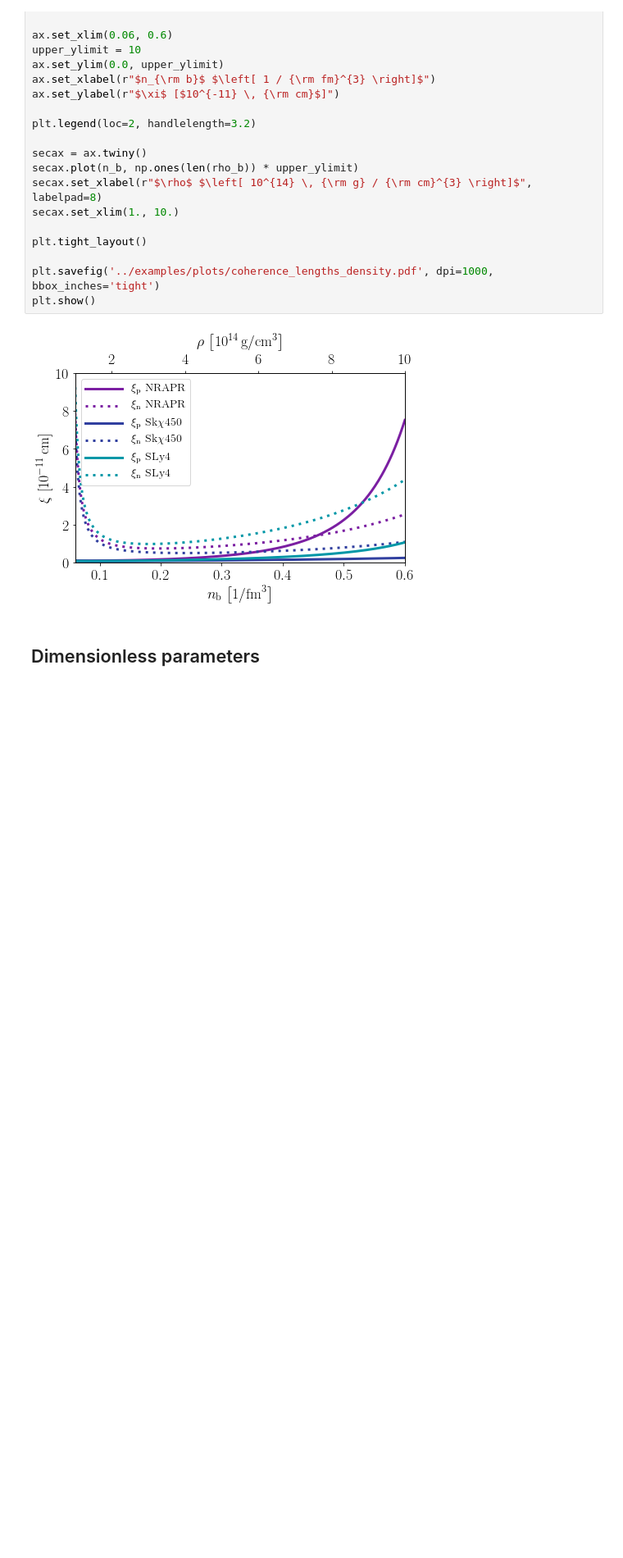
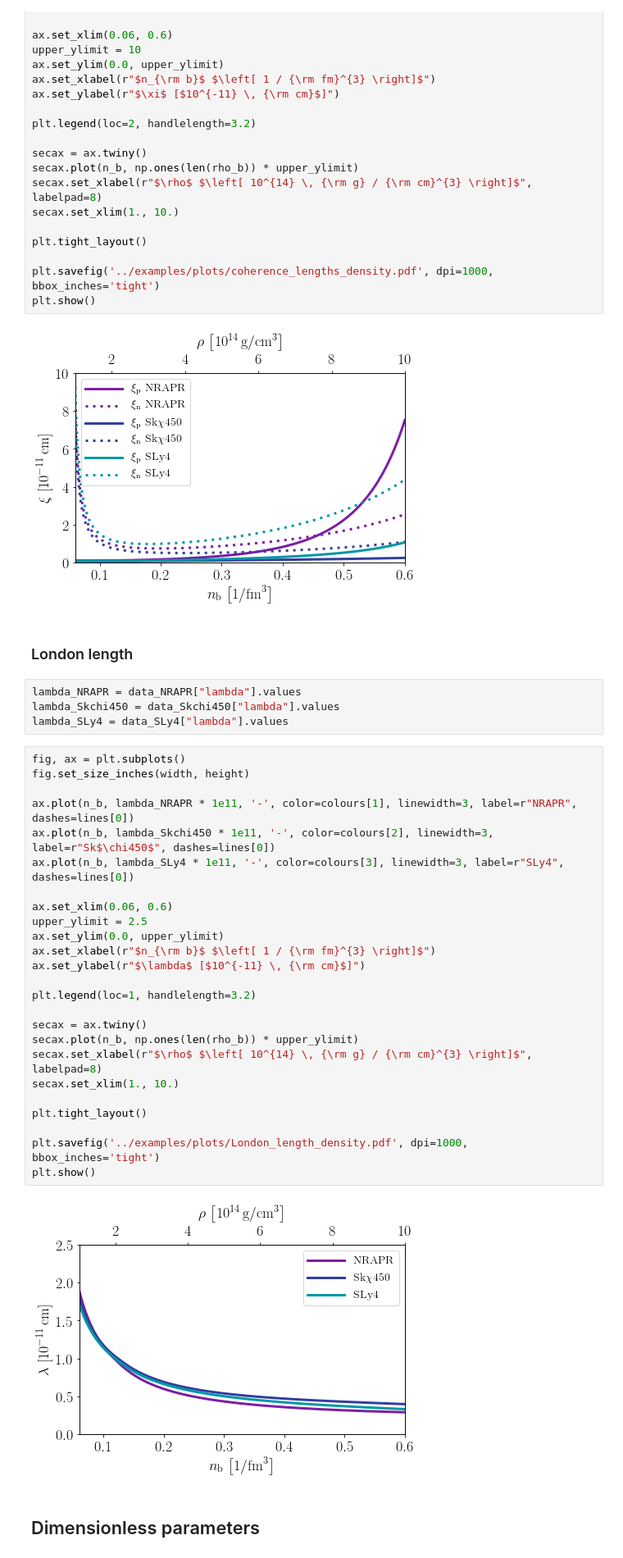
Before and after one commit to vanessagraber/NS_EoS, a Jupyter notebook: examples/plotting_results.ipynb, the cells around one changed output. Shown: that part at 82% size. Cells and saved outputs as stored; diff of their text form; blank space fills up the shorter version.

Commit message:
Updating the jupyter notebook to also plot the London penetration depth.

```diff
--- a/examples/plotting_results.ipynb
+++ b/examples/plotting_results.ipynb
@@ -303,6 +303,39 @@ plt.savefig('../examples/plots/coherence_lengths_density.pdf', dpi=1000, bbox_in
 plt.show()
 # %% [output]
 [figure]
+# %% [markdown]
+### London length
+# %%
+lambda_NRAPR = data_NRAPR["lambda"].values
+lambda_Skchi450 = data_Skchi450["lambda"].values
+lambda_SLy4 = data_SLy4["lambda"].values
+# %%
+fig, ax = plt.subplots()
+fig.set_size_inches(width, height)
+
+ax.plot(n_b, lambda_NRAPR * 1e11, '-', color=colours[1], linewidth=3, label=r"NRAPR", dashes=lines[0])
+ax.plot(n_b, lambda_Skchi450 * 1e11, '-', color=colours[2], linewidth=3, label=r"Sk$\chi450$", dashes=lines[0])
+ax.plot(n_b, lambda_SLy4 * 1e11, '-', color=colours[3], linewidth=3, label=r"SLy4", dashes=lines[0])
+
+ax.set_xlim(0.06, 0.6)
+upper_ylimit = 2.5
+ax.set_ylim(0.0, upper_ylimit)
+ax.set_xlabel(r"$n_{\rm b}$ $\left[ 1 / {\rm fm}^{3} \right]$")
+ax.set_ylabel(r"$\lambda$ [$10^{-11} \, {\rm cm}$]")
+
+plt.legend(loc=1, handlelength=3.2)
+
+secax = ax.twiny()
+secax.plot(n_b, np.ones(len(rho_b)) * upper_ylimit)
+secax.set_xlabel(r"$\rho$ $\left[ 10^{14} \, {\rm g} / {\rm cm}^{3} \right]$", labelpad=8)
+secax.set_xlim(1., 10.)
+
+plt.tight_layout()
+
+plt.savefig('../examples/plots/London_length_density.pdf', dpi=1000, bbox_inches='tight')
+plt.show()
+# %% [output]
+[figure, added]
 # %% [markdown]
 ## Dimensionless parameters
 # %%
```
Also changed, not shown: 1 other file.
